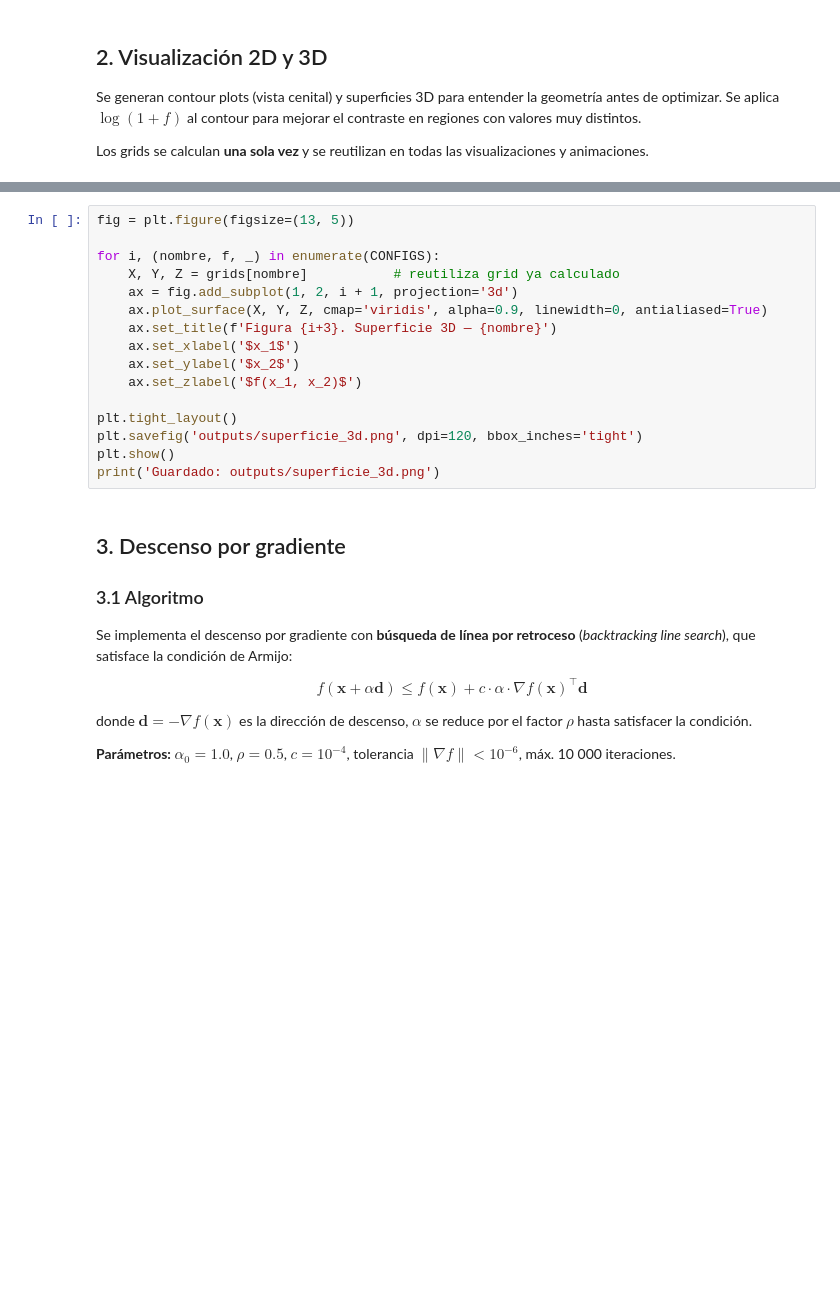
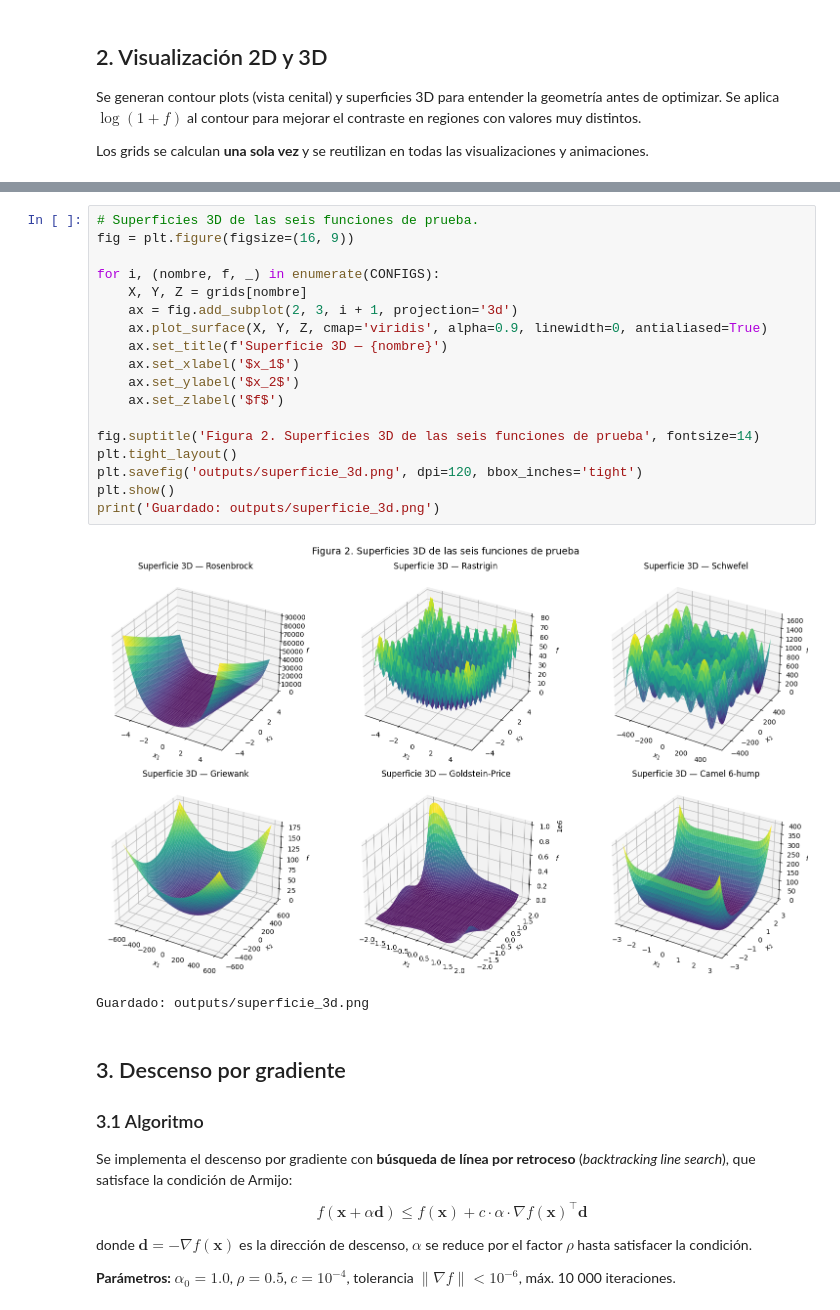
Before and after one commit to AndresGuido9820/optimizacion-metaheuristicas, a Jupyter notebook: notebooks/01_funciones_gradiente.ipynb, the cells around one changed output, grey strips where cells are left out. Drawn from its saved outputs; the diff is of its cells as text; blank space fills up the shorter version.

```diff
--- a/notebooks/01_funciones_gradiente.ipynb
+++ b/notebooks/01_funciones_gradiente.ipynb
@@ -279,19 +310,24 @@ print('Guardado: outputs/contour_2d.png')
 # %%
-fig = plt.figure(figsize=(13, 5))
+# Superficies 3D de las seis funciones de prueba.
+fig = plt.figure(figsize=(16, 9))
 
 for i, (nombre, f, _) in enumerate(CONFIGS):
-    X, Y, Z = grids[nombre]           # reutiliza grid ya calculado
-    ax = fig.add_subplot(1, 2, i + 1, projection='3d')
+    X, Y, Z = grids[nombre]
+    ax = fig.add_subplot(2, 3, i + 1, projection='3d')
     ax.plot_surface(X, Y, Z, cmap='viridis', alpha=0.9, linewidth=0, antialiased=True)
-    ax.set_title(f'Figura {i+3}. Superficie 3D — {nombre}')
+    ax.set_title(f'Superficie 3D — {nombre}')
     ax.set_xlabel('$x_1$')
     ax.set_ylabel('$x_2$')
-    ax.set_zlabel('$f(x_1, x_2)$')
+    ax.set_zlabel('$f$')
 
+fig.suptitle('Figura 2. Superficies 3D de las seis funciones de prueba', fontsize=14)
 plt.tight_layout()
 plt.savefig('outputs/superficie_3d.png', dpi=120, bbox_inches='tight')
 plt.show()
 print('Guardado: outputs/superficie_3d.png')
+# %% [output]
+[figure, added]
+Guardado: outputs/superficie_3d.png
 # %% [markdown]
 ## 3. Descenso por gradiente
 
```
Also changed, not shown: parts of 20 cells of this notebook, 24 other files.
